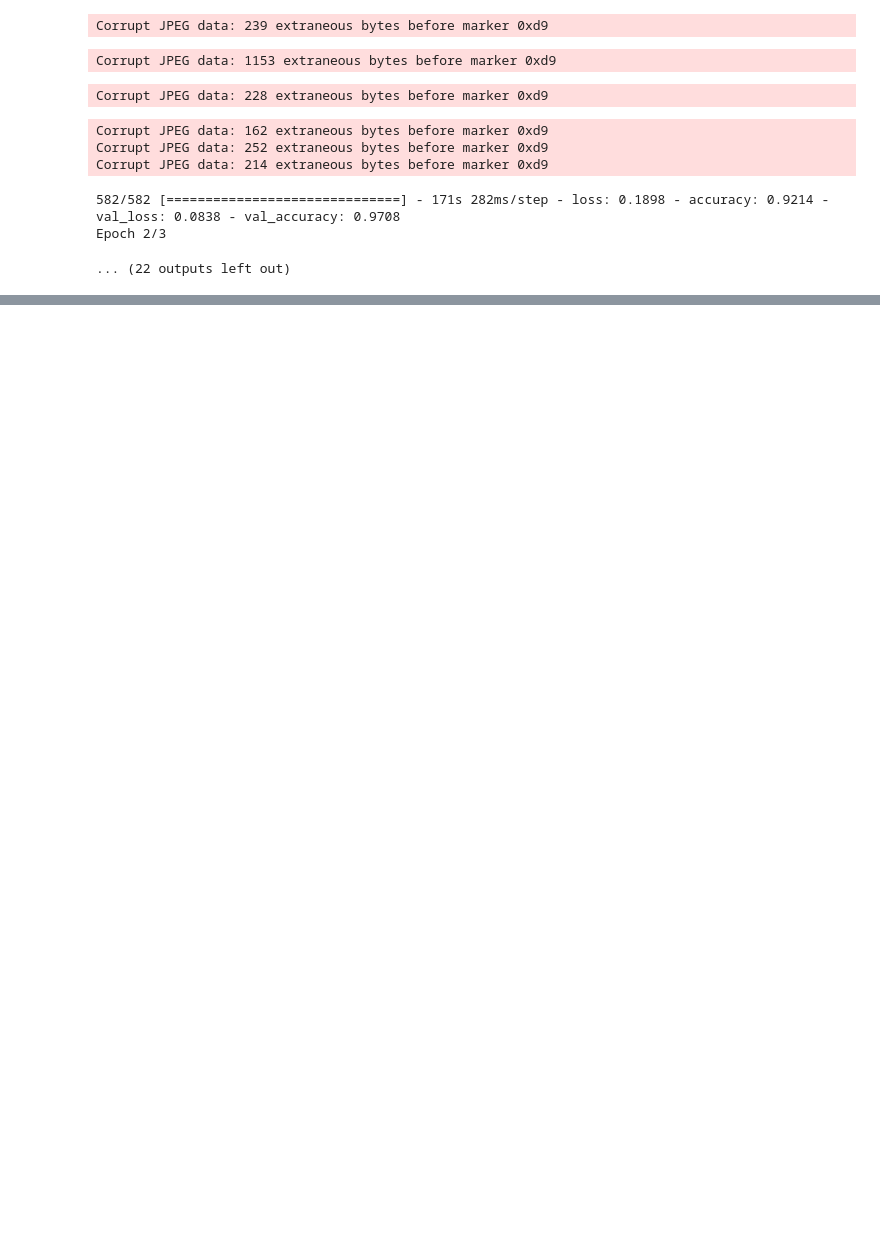
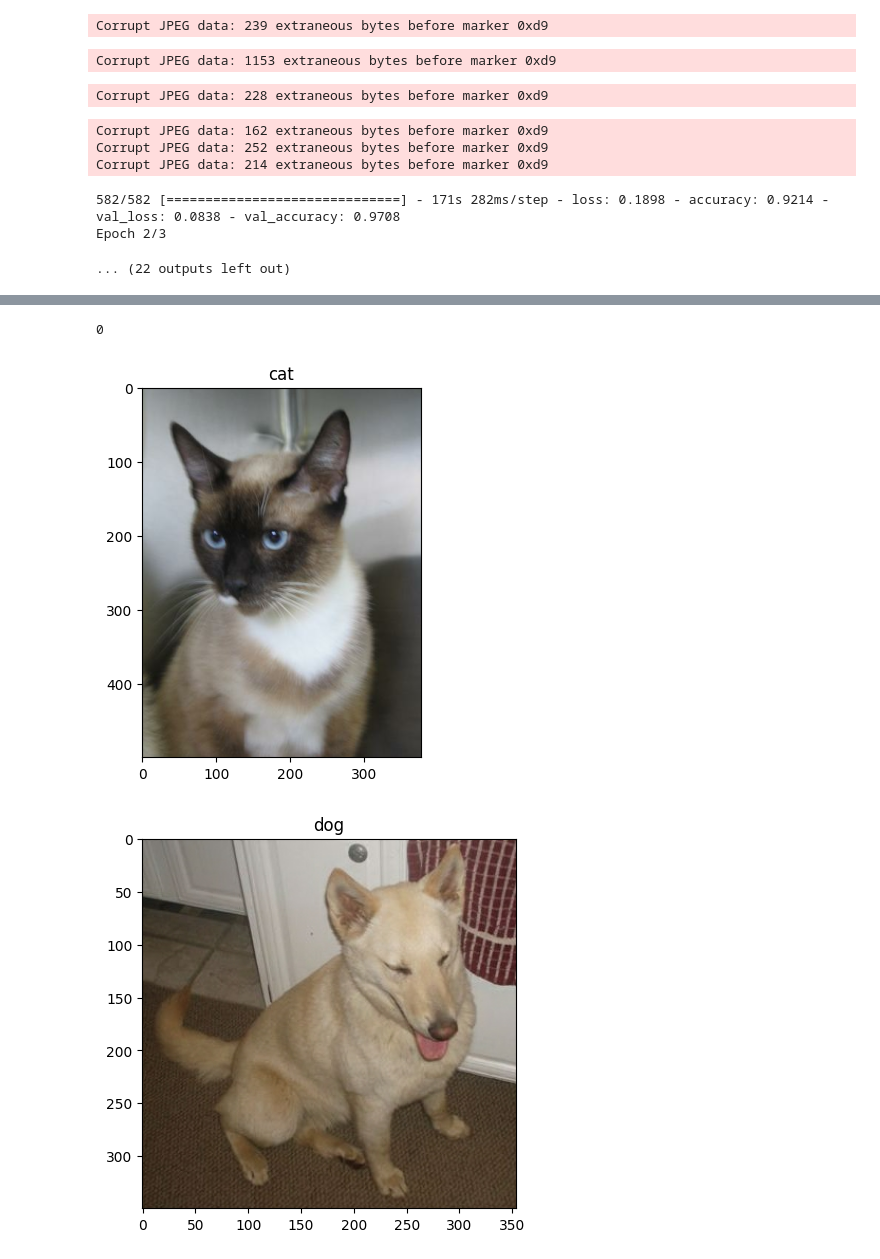
Before and after one commit to SahilS1G/ML_basics, a Jupyter notebook: convolution_NN.ipynb, the cells around one changed output, grey strips where cells are left out. Saved outputs shown, nothing was run; the diff lists cells and outputs as text; code cells hidden in the pictures; blank space fills up the shorter version.

```diff
--- a/convolution_NN.ipynb
+++ b/convolution_NN.ipynb
@@ -373,3 +373,5 @@ Epoch 2/3
 # %%
 model.save("data/dogs_vs_cats.keras")
 new_model = keras.models.load_model("data/dogs_vs_cats.keras")
+# %%
+prediction = model.predict(test_batches, verbose = 1)
@@ -375,0 +382,19 @@ new_model = keras.models.load_model("data/dogs_vs_cats.keras")
+# %%
+print(np.argmax(prediction[1]))
+# %% [output]
+0
+# %%
+i = 0
+for image, _ in raw_test.take(5):
+    plt.figure()
+    plt.imshow(image)
+    if prediction[i] > 0:
+        plt.title(get_label_name(1))
+    else:
+        plt.title(get_label_name(0))
+
+    # print((prediction[i]))
+    i += 1
+# %% [output]
+[figure, added]
+[figure, added]
```
Also changed, not shown: parts of 2 cells of this notebook.
